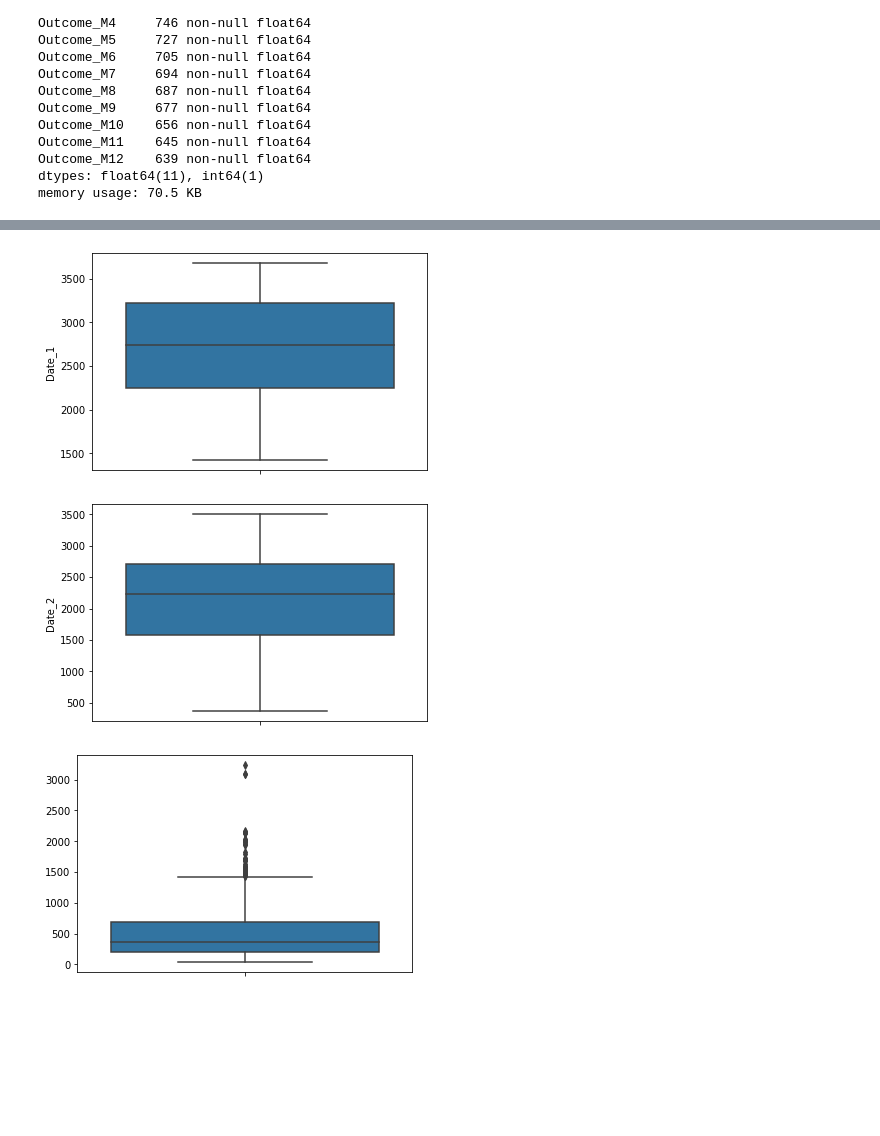
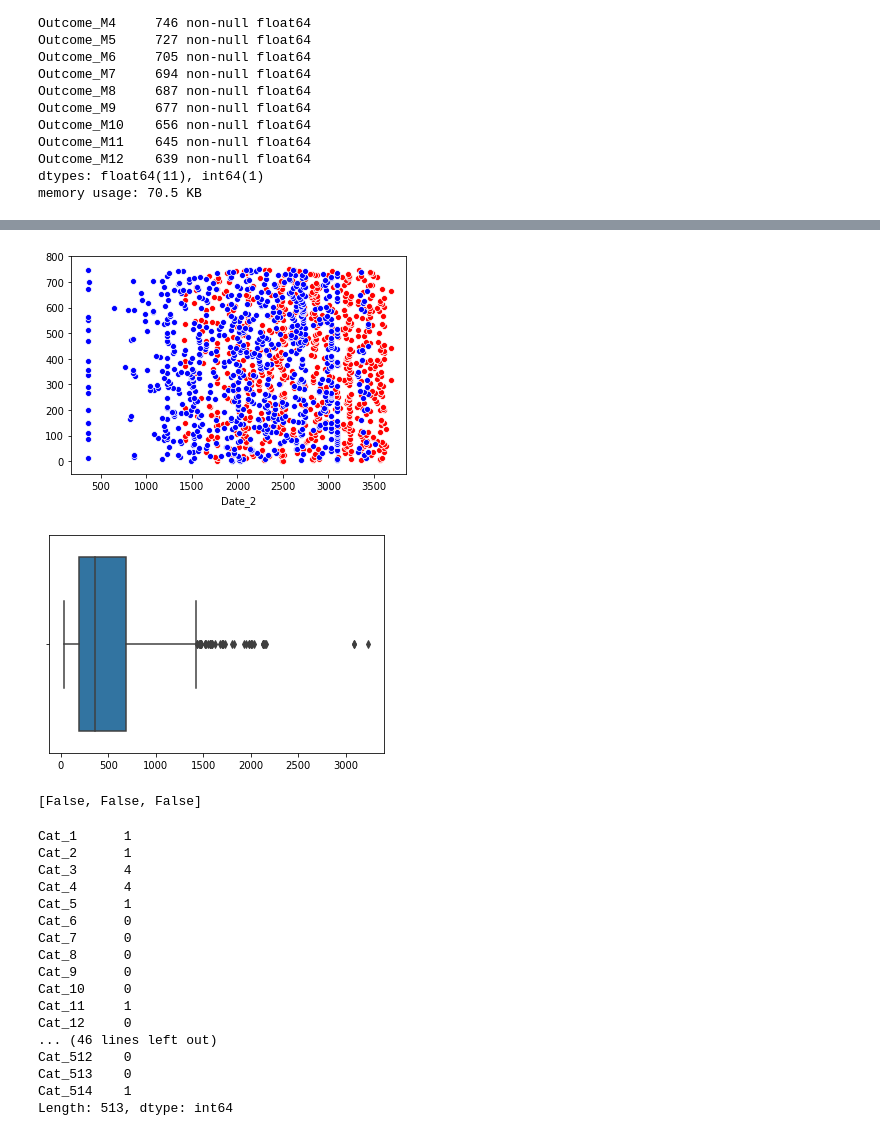
Before and after one commit to HenrikPereira/RNN_project, a Jupyter notebook: Scripts/exploratory.ipynb, the cells around one changed output, grey strips where cells are left out. Cells and saved outputs as stored; diff of their text form; code cells hidden in the pictures; blank space fills up the shorter version.

```diff
--- a/Scripts/exploratory.ipynb
+++ b/Scripts/exploratory.ipynb
@@ -167,13 +192,36 @@ train_df[cat_cols].describe()
 | 75% | 2.000000 | 45.000000 | 254.000000 | 586.000000 | 5.000000 | 22.000000 | 0.000000 | 0.000000 | 0.000000 | 1.000000 | 1.000000 | ... |
 | max | 2.000000 | 236.000000 | 742.000000 | 1544.000000 | 13.000000 | 85.000000 | 24.000000 | 59.000000 | 13.000000 | 4.000000 | 2.000000 | ... |
 # %%
-sb.boxplot(y=train_df['Date_1'])
+sb.scatterplot(x='Date_1', y=train_df.index, data=train_df, color='red')
+sb.scatterplot(x='Date_2', y=train_df.index, data=train_df, color='blue')
 plt.show()
-sb.boxplot(y=train_df['Date_2'])
+sb.boxplot(x=train_df['Date_1']-train_df['Date_2'])
 plt.show()
-sb.boxplot(y=train_df['Date_1']-train_df['Date_2'])
-plt.show()
 # %% [output]
-[figure, old version]
+[figure, new version]
-[figure, old version]
+[figure, new version]
-[figure, removed]
+# %%
+[i for i in train_df['Date_1'] > train_df['Date_2'] if i == False]
+# ha 3 datas em que a data de pre release foi superior à data de release
+# %% [output]
+[False, False, False]
+# %%
+test_df[cat_cols].min()
+# %% [output]
+Cat_1      1
+Cat_2      1
+Cat_3      4
+Cat_4      4
+Cat_5      1
+Cat_6      0
+Cat_7      0
+Cat_8      0
+Cat_9      0
+Cat_10     0
+Cat_11     1
+Cat_12     0
+... (46 lines left out)
+Cat_512    0
+Cat_513    0
+Cat_514    1
+Length: 513, dtype: int64
```
Also changed, not shown: parts of 2 cells of this notebook.
